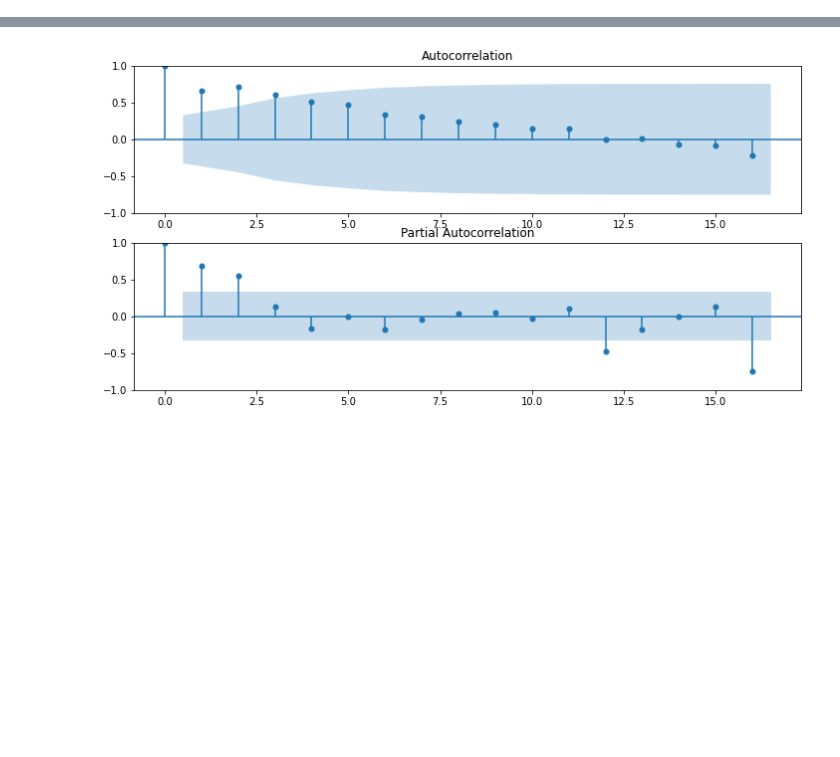
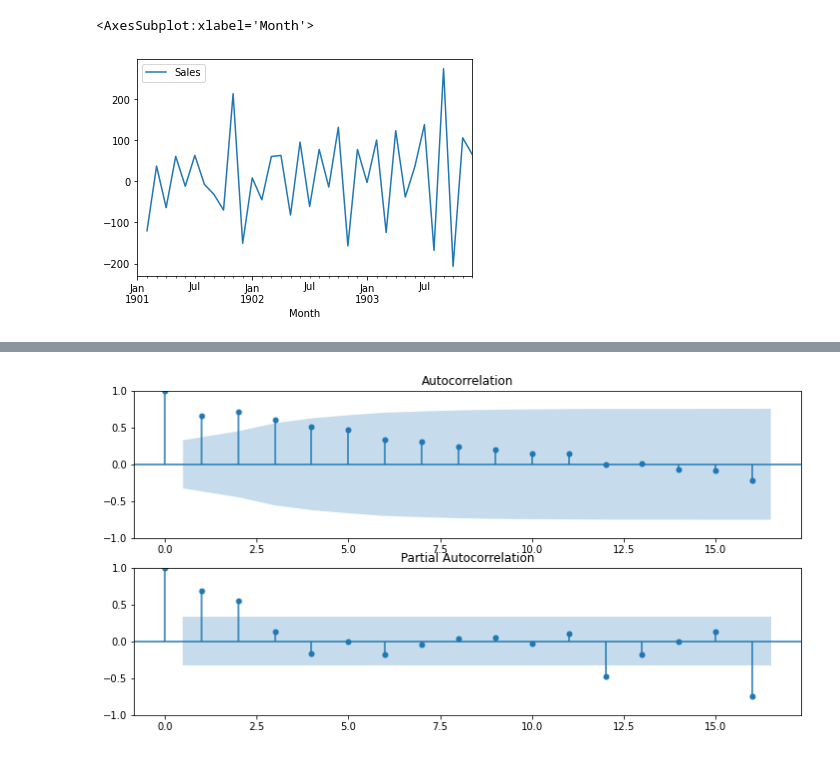
Before and after one commit to matt-juan23/time-series-forecasting, a Jupyter notebook: ARIMA.ipynb, the cells around one changed output, grey strips where cells are left out. Drawn from its saved outputs; the diff is of its cells as text; code cells hidden in the pictures; blank space fills up the shorter version.

```diff
--- a/ARIMA.ipynb
+++ b/ARIMA.ipynb
@@ -39,3 +36,8 @@ first_diff_data = data.diff()
+# %%
+first_diff_data.plot()
+# %% [output]
+<AxesSubplot:xlabel='Month'>
+[figure, added]
 # %%
 adf_check(data)
 # %% [output]
```
Also changed, not shown: parts of 19 cells of this notebook, 5 other files.
